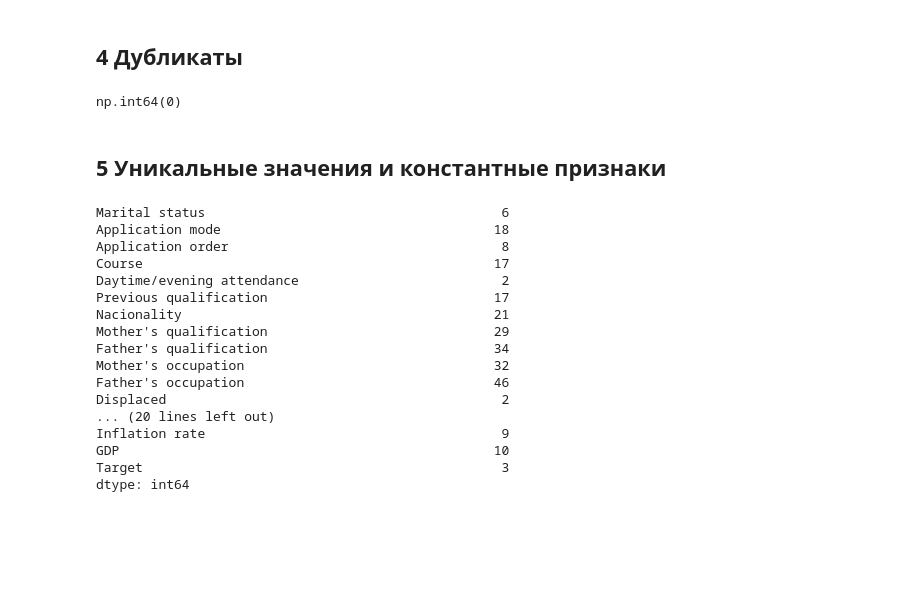
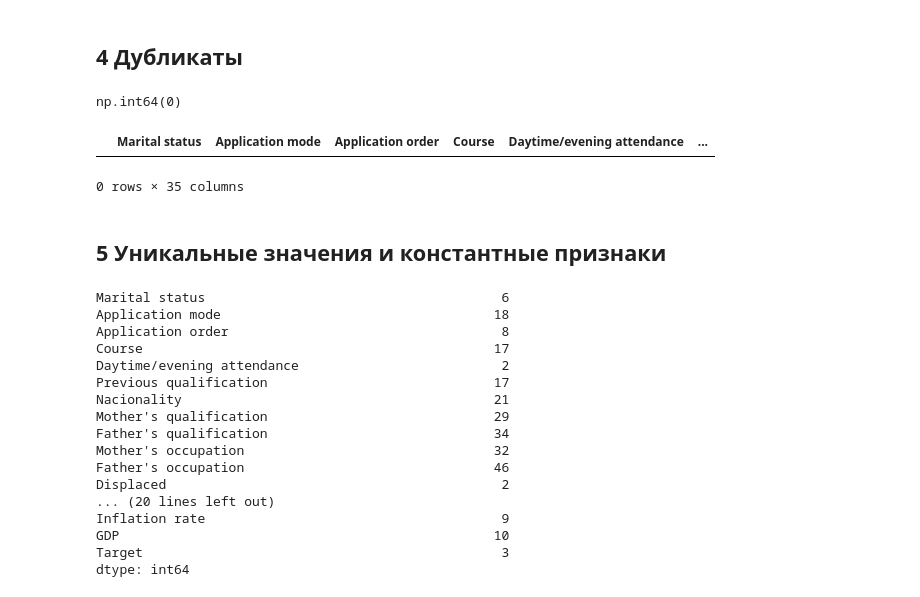
Before and after one commit to chai00k/homework_icp, a Jupyter notebook: Dataset_Overview.ipynb, the cells around one changed output. Cells and saved outputs as stored; diff of their text form; code cells hidden in the pictures; blank space fills up the shorter version.

```diff
--- a/Dataset_Overview.ipynb
+++ b/Dataset_Overview.ipynb
@@ -127,7 +127,10 @@ df.duplicated().sum()  # число полных копий сверх перв
 # %% [output]
 np.int64(0)
 # %%
-# df[df.duplicated(keep=False)].head(10)  # примеры, включая первые вхождения
+df[df.duplicated(keep=False)].head(10)  # примеры дубликатов, включая первые вхождения
+# %% [output]
+|  | Marital status | Application mode | Application order | Course | Daytime/evening attendance | ... |
+0 rows × 35 columns
 # %% [markdown]
 ## 5 Уникальные значения и константные признаки
 # %%
```
Also changed, not shown: parts of 6 cells of this notebook.
